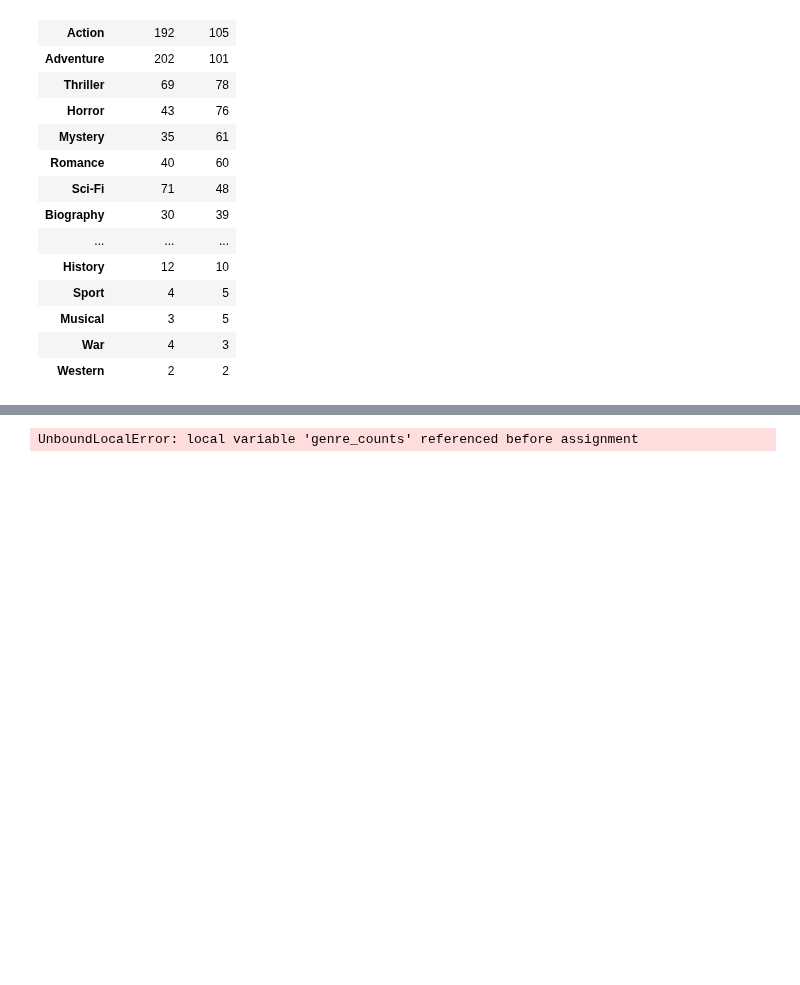
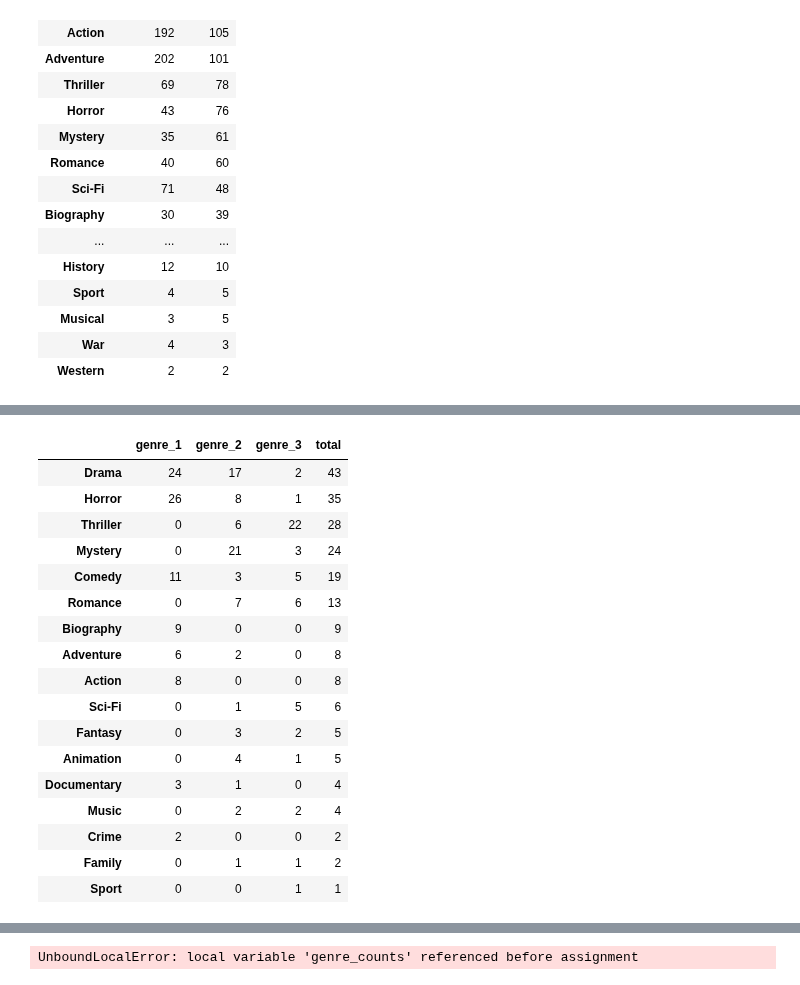
Before and after one commit to jxn628/dsc-phase-1-project, a Jupyter notebook: student.ipynb, the cells around one changed output, grey strips where cells are left out. Cells and saved outputs as stored; diff of their text form; code cells hidden in the pictures; blank space fills up the shorter version.

```diff
--- a/student.ipynb
+++ b/student.ipynb
@@ -1759,4 +1799,30 @@ top_genres_total.sort_values('top_roi', ascending=False)
 # %%
 #examining the top 100 profit and roi to see genre information
-top_100_profit_genres = top_100_profit[[genre_1, genre_2, genre_3]]
-top_100_profit_genres
+
+top_100_roi_genres_2 = top_100_roi[['genre_1', 'genre_2', 'genre_3']]
+top_100_roi_genres_2 = top_100_roi_genres_2.apply(pd.Series.value_counts)
+top_100_roi_genres_2 = top_100_roi_genres_2.fillna(0)
+top_100_roi_genres_2['total'] = top_100_roi_genres_2.sum(axis=1)
+
+
+top_100_roi_genres_2 = top_100_roi_genres_2.sort_values('total', ascending=False)
+top_100_roi_genres_2
+# %% [output]
+|  | genre_1 | genre_2 | genre_3 | total |
+| Drama | 24 | 17 | 2 | 43 |
+| Horror | 26 | 8 | 1 | 35 |
+| Thriller | 0 | 6 | 22 | 28 |
+| Mystery | 0 | 21 | 3 | 24 |
+| Comedy | 11 | 3 | 5 | 19 |
+| Romance | 0 | 7 | 6 | 13 |
+| Biography | 9 | 0 | 0 | 9 |
+| Adventure | 6 | 2 | 0 | 8 |
+| Action | 8 | 0 | 0 | 8 |
+| Sci-Fi | 0 | 1 | 5 | 6 |
+| Fantasy | 0 | 3 | 2 | 5 |
+| Animation | 0 | 4 | 1 | 5 |
+| Documentary | 3 | 1 | 0 | 4 |
+| Music | 0 | 2 | 2 | 4 |
+| Crime | 2 | 0 | 0 | 2 |
+| Family | 0 | 1 | 1 | 2 |
+| Sport | 0 | 0 | 1 | 1 |
```
Also changed, not shown: parts of 9 cells of this notebook.
